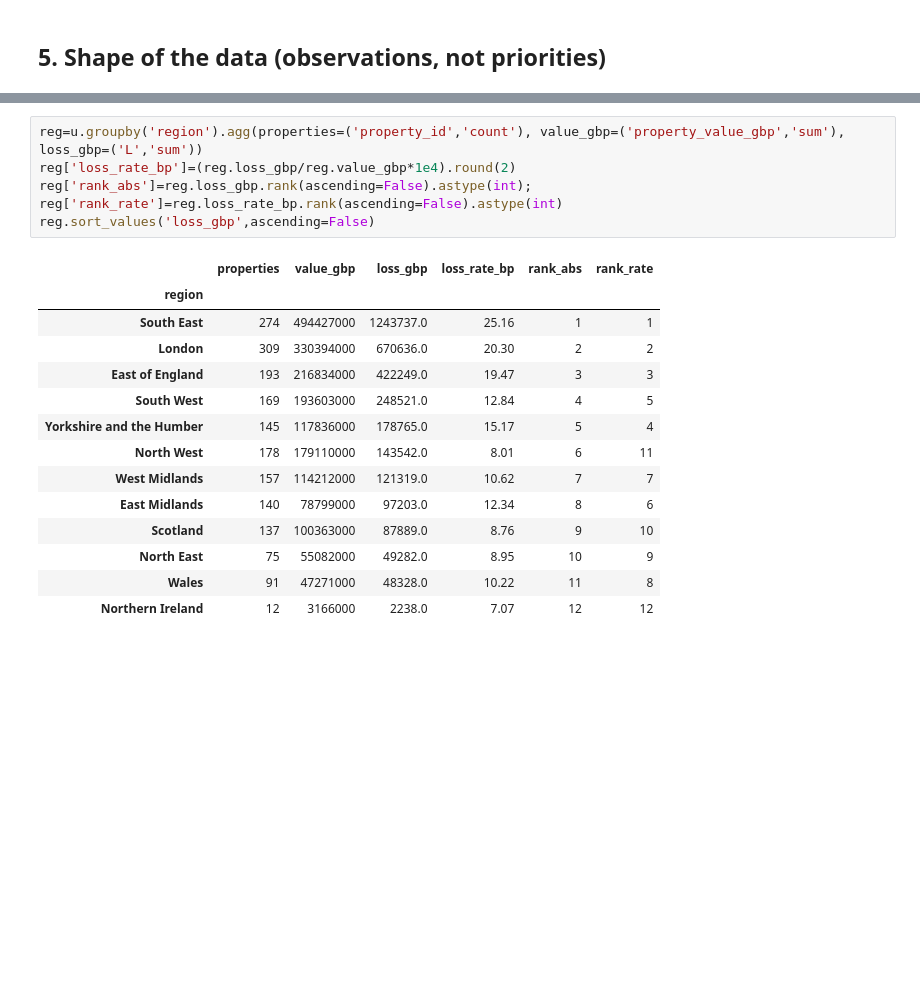
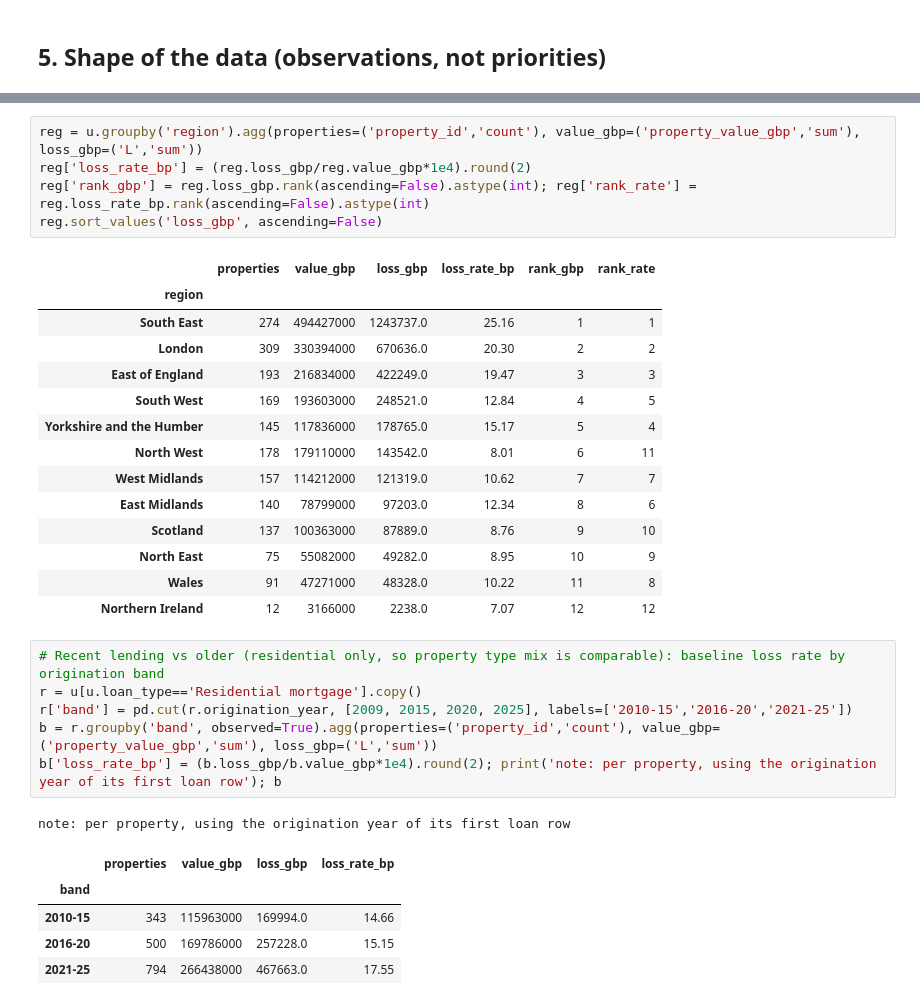
Before and after one commit to kfauzie/climate-x-interview, a Jupyter notebook: runs/run-1/notebooks/spectra_profile.ipynb, the cells around one changed output, grey strips where cells are left out. Cells and saved outputs as stored; diff of their text form; blank space fills up the shorter version.

```diff
--- a/runs/run-1/notebooks/spectra_profile.ipynb
+++ b/runs/run-1/notebooks/spectra_profile.ipynb
@@ -280,10 +281,10 @@ seg.round(4)
 # %%
-reg=u.groupby('region').agg(properties=('property_id','count'), value_gbp=('property_value_gbp','sum'), loss_gbp=('L','sum'))
-reg['loss_rate_bp']=(reg.loss_gbp/reg.value_gbp*1e4).round(2)
-reg['rank_abs']=reg.loss_gbp.rank(ascending=False).astype(int); reg['rank_rate']=reg.loss_rate_bp.rank(ascending=False).astype(int)
-reg.sort_values('loss_gbp',ascending=False)
+reg = u.groupby('region').agg(properties=('property_id','count'), value_gbp=('property_value_gbp','sum'), loss_gbp=('L','sum'))
+reg['loss_rate_bp'] = (reg.loss_gbp/reg.value_gbp*1e4).round(2)
+reg['rank_gbp'] = reg.loss_gbp.rank(ascending=False).astype(int); reg['rank_rate'] = reg.loss_rate_bp.rank(ascending=False).astype(int)
+reg.sort_values('loss_gbp', ascending=False)
 # %% [output]
-|  | properties | value_gbp | loss_gbp | loss_rate_bp | rank_abs | rank_rate |
+|  | properties | value_gbp | loss_gbp | loss_rate_bp | rank_gbp | rank_rate |
 | region |  |  |  |  |  |  |
 | South East | 274 | 494427000 | 1243737.0 | 25.16 | 1 | 1 |
 | London | 309 | 330394000 | 670636.0 | 20.30 | 2 | 2 |
@@ -297,3 +298,16 @@ reg.sort_values('loss_gbp',ascending=False)
 | North East | 75 | 55082000 | 49282.0 | 8.95 | 10 | 9 |
 | Wales | 91 | 47271000 | 48328.0 | 10.22 | 11 | 8 |
 | Northern Ireland | 12 | 3166000 | 2238.0 | 7.07 | 12 | 12 |
+# %%
+# Recent lending vs older (residential only, so property type mix is comparable): baseline loss rate by origination band
+r = u[u.loan_type=='Residential mortgage'].copy()
+r['band'] = pd.cut(r.origination_year, [2009, 2015, 2020, 2025], labels=['2010-15','2016-20','2021-25'])
+b = r.groupby('band', observed=True).agg(properties=('property_id','count'), value_gbp=('property_value_gbp','sum'), loss_gbp=('L','sum'))
+b['loss_rate_bp'] = (b.loss_gbp/b.value_gbp*1e4).round(2); print('note: per property, using the origination year of its first loan row'); b
+# %% [output]
+note: per property, using the origination year of its first loan row
+|  | properties | value_gbp | loss_gbp | loss_rate_bp |
+| band |  |  |  |  |
+| 2010-15 | 343 | 115963000 | 169994.0 | 14.66 |
+| 2016-20 | 500 | 169786000 | 257228.0 | 15.15 |
+| 2021-25 | 794 | 266438000 | 467663.0 | 17.55 |
```
Also changed, not shown: parts of 36 cells of this notebook, 3 other files.
